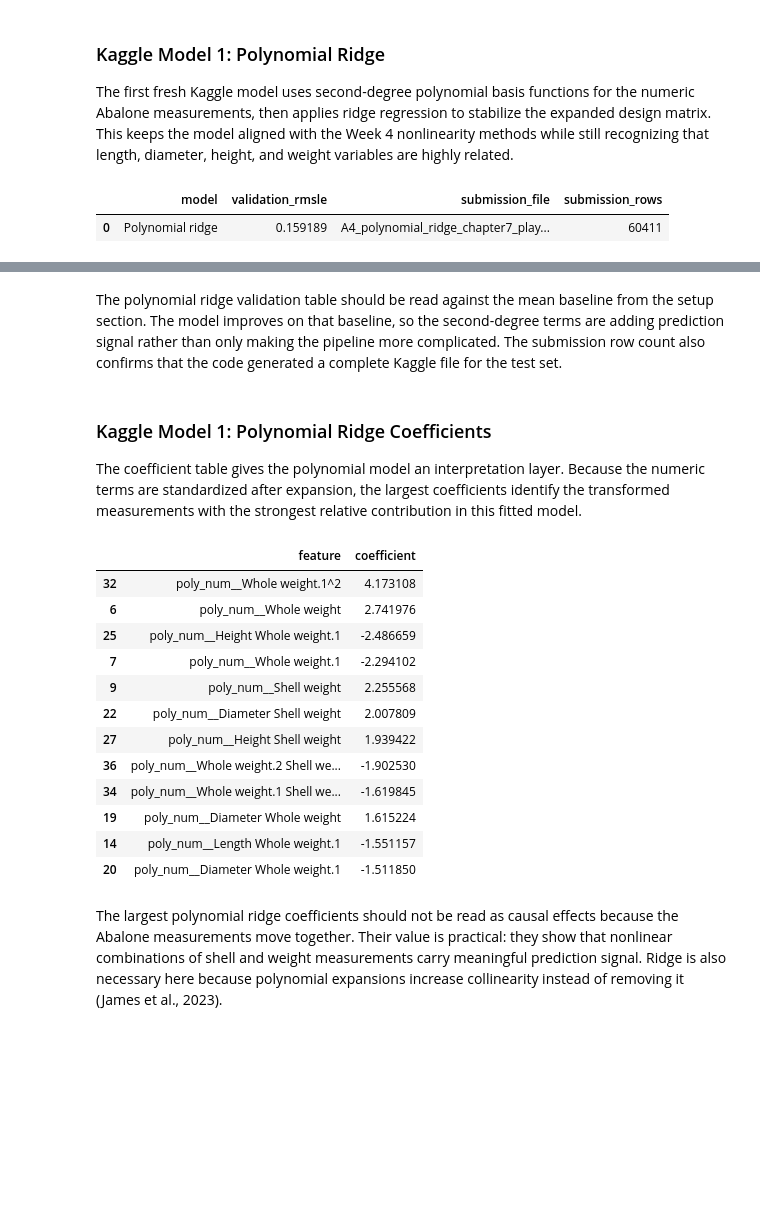
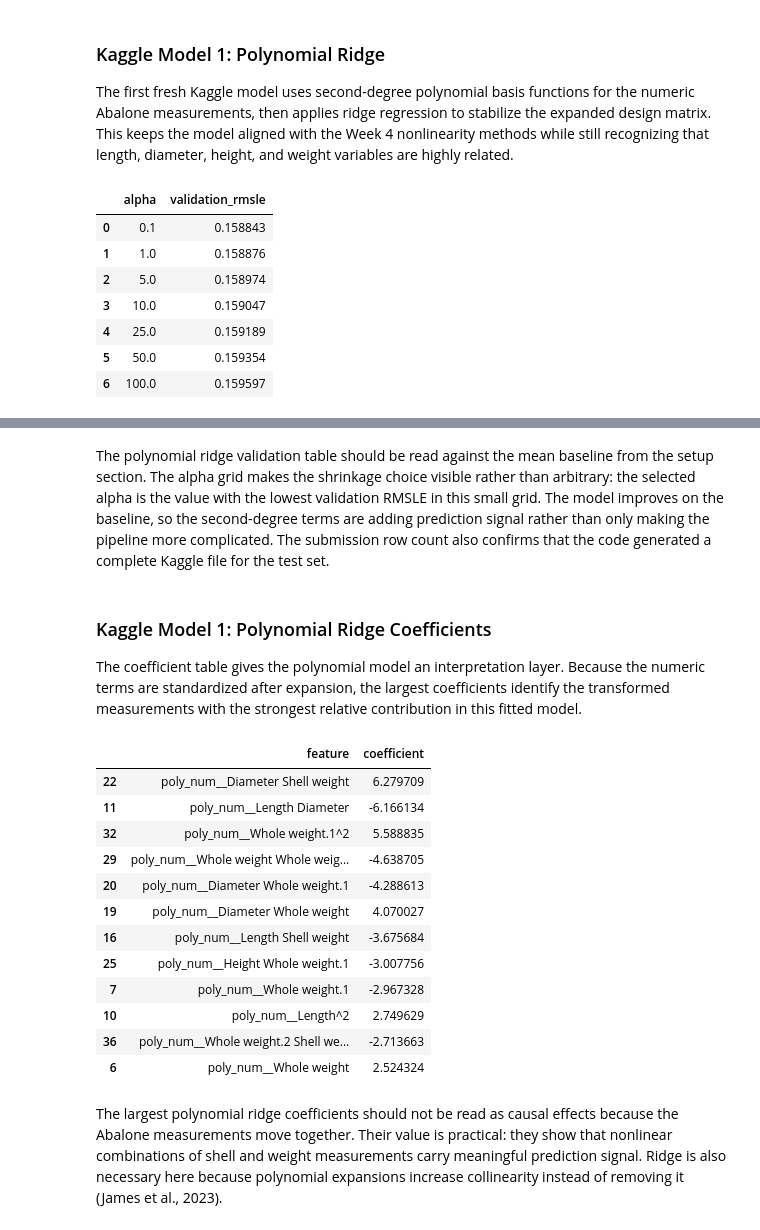
Before and after one commit to maldo81/dds-8555-predictive-analysis, a Jupyter notebook: Week 4/Assignment 4/MaldonadoJDDS8555-4.ipynb, the cells around one changed output, grey strips where cells are left out. Drawn from its saved outputs; the diff is of its cells as text; code cells hidden in the pictures; blank space fills up the shorter version.

```diff
--- a/Week 4/Assignment 4/MaldonadoJDDS8555-4.ipynb
+++ b/Week 4/Assignment 4/MaldonadoJDDS8555-4.ipynb
@@ -401,6 +402,8 @@ def error_by_prediction_range(name, y_true, y_pred):
         .agg(model=("predicted", lambda s: name), n=("actual", "size"), mean_prediction=("predicted", "mean"), mean_abs_residual=("abs_residual", "mean"))
         .reset_index()
     )
+
+ridge_alpha_grid = [0.1, 1, 5, 10, 25, 50, 100]
 # %% [output]
 |  | setup_check | value |
 | 0 | training_rows | 72492.000000 |
@@ -417,34 +420,55 @@ The first fresh Kaggle model uses second-degree polynomial basis functions for t
 # %%
 poly_num_pipe = Pipeline([
     ("impute", SimpleImputer(strategy="median")),
     ("poly", PolynomialFeatures(degree=2, include_bias=False)),
     ("scale", StandardScaler()),
 ])
 poly_pre = ColumnTransformer([
     ("cat", cat_pipe, ["Sex"]),
     ("poly_num", poly_num_pipe, numeric_predictors),
 ])
+poly_alpha_rows = []
+for alpha in ridge_alpha_grid:
+    candidate = Pipeline([
+        ("pre", clone(poly_pre)),
+        ("model", Ridge(alpha=alpha)),
+    ])
+    candidate.fit(X_train, y_train)
+    poly_alpha_rows.append({
+        "alpha": alpha,
+        "validation_rmsle": rmsle(y_valid, candidate.predict(X_valid)),
+    })
+poly_alpha_table = pd.DataFrame(poly_alpha_rows).sort_values("validation_rmsle")
+display(poly_alpha_table)
+poly_alpha = float(poly_alpha_table.iloc[0]["alpha"])
 poly_ridge_model = Pipeline([
-    ("pre", poly_pre),
-    ("model", Ridge(alpha=25.0)),
+    ("pre", clone(poly_pre)),
+    ("model", Ridge(alpha=poly_alpha)),
 ])
 poly_ridge_model.fit(X_train, y_train)
 poly_valid_pred = poly_ridge_model.predict(X_valid)
 poly_ridge_rmsle = rmsle(y_valid, poly_valid_pred)
 poly_ridge_full = Pipeline([
-    ("pre", poly_pre),
-    ("model", Ridge(alpha=25.0)),
+    ("pre", clone(poly_pre)),
+    ("model", Ridge(alpha=poly_alpha)),
 ])
 poly_ridge_full.fit(X_full, y)
 poly_test_pred = np.maximum(poly_ridge_full.predict(X_test), 1)
 poly_submission_file = "A4_polynomial_ridge_chapter7_playground_series_s4e4.csv"
 pd.DataFrame({"id": abalone_test["id"], "Rings": poly_test_pred}).to_csv(SUBMISSIONS / poly_submission_file, index=False)
 display(pd.DataFrame({
     "model": ["Polynomial ridge"],
     "validation_rmsle": [poly_ridge_rmsle],
+    "selected_alpha": [poly_alpha],
     "submission_file": [poly_submission_file],
     "submission_rows": [len(poly_test_pred)],
 }))
 # %% [output]
-|  | model | validation_rmsle | submission_file | submission_rows |
-| 0 | Polynomial ridge | 0.159189 | A4_polynomial_ridge_chapter7_play... | 60411 |
+|  | alpha | validation_rmsle |
+| 0 | 0.1 | 0.158843 |
+| 1 | 1.0 | 0.158876 |
+| 2 | 5.0 | 0.158974 |
+| 3 | 10.0 | 0.159047 |
+| 4 | 25.0 | 0.159189 |
+| 5 | 50.0 | 0.159354 |
+| 6 | 100.0 | 0.159597 |
@@ -451,5 +477,5 @@ display(pd.DataFrame({
 # %% [markdown]
-The polynomial ridge validation table should be read against the mean baseline from the setup section.  The model improves on that baseline, so the second-degree terms are adding prediction signal rather than only making the pipeline more complicated.  The submission row count also confirms that the code generated a complete Kaggle file for the test set.
+The polynomial ridge validation table should be read against the mean baseline from the setup section.  The alpha grid makes the shrinkage choice visible rather than arbitrary: the selected alpha is the value with the lowest validation RMSLE in this small grid.  The model improves on the baseline, so the second-degree terms are adding prediction signal rather than only making the pipeline more complicated.  The submission row count also confirms that the code generated a complete Kaggle file for the test set.
 # %% [markdown]
 ### Kaggle Model 1: Polynomial Ridge Coefficients
 
@@ -458,18 +484,18 @@ The coefficient table gives the polynomial model an interpretation layer.  Becau
 display(coefficient_table(poly_ridge_model))
 # %% [output]
 |  | feature | coefficient |
-| 32 | poly_num__Whole weight.1^2 | 4.173108 |
-| 6 | poly_num__Whole weight | 2.741976 |
-| 25 | poly_num__Height Whole weight.1 | -2.486659 |
-| 7 | poly_num__Whole weight.1 | -2.294102 |
-| 9 | poly_num__Shell weight | 2.255568 |
-| 22 | poly_num__Diameter Shell weight | 2.007809 |
-| 27 | poly_num__Height Shell weight | 1.939422 |
-| 36 | poly_num__Whole weight.2 Shell we... | -1.902530 |
-| 34 | poly_num__Whole weight.1 Shell we... | -1.619845 |
-| 19 | poly_num__Diameter Whole weight | 1.615224 |
-| 14 | poly_num__Length Whole weight.1 | -1.551157 |
-| 20 | poly_num__Diameter Whole weight.1 | -1.511850 |
+| 22 | poly_num__Diameter Shell weight | 6.279709 |
+| 11 | poly_num__Length Diameter | -6.166134 |
+| 32 | poly_num__Whole weight.1^2 | 5.588835 |
+| 29 | poly_num__Whole weight Whole weig... | -4.638705 |
+| 20 | poly_num__Diameter Whole weight.1 | -4.288613 |
+| 19 | poly_num__Diameter Whole weight | 4.070027 |
+| 16 | poly_num__Length Shell weight | -3.675684 |
+| 25 | poly_num__Height Whole weight.1 | -3.007756 |
+| 7 | poly_num__Whole weight.1 | -2.967328 |
+| 10 | poly_num__Length^2 | 2.749629 |
+| 36 | poly_num__Whole weight.2 Shell we... | -2.713663 |
+| 6 | poly_num__Whole weight | 2.524324 |
 # %% [markdown]
 The largest polynomial ridge coefficients should not be read as causal effects because the Abalone measurements move together.  Their value is practical: they show that nonlinear combinations of shell and weight measurements carry meaningful prediction signal.  Ridge is also necessary here because polynomial expansions increase collinearity instead of removing it (James et al., 2023).
 # %% [markdown]
```
Also changed, not shown: parts of 10 cells of this notebook, 1 other file.
